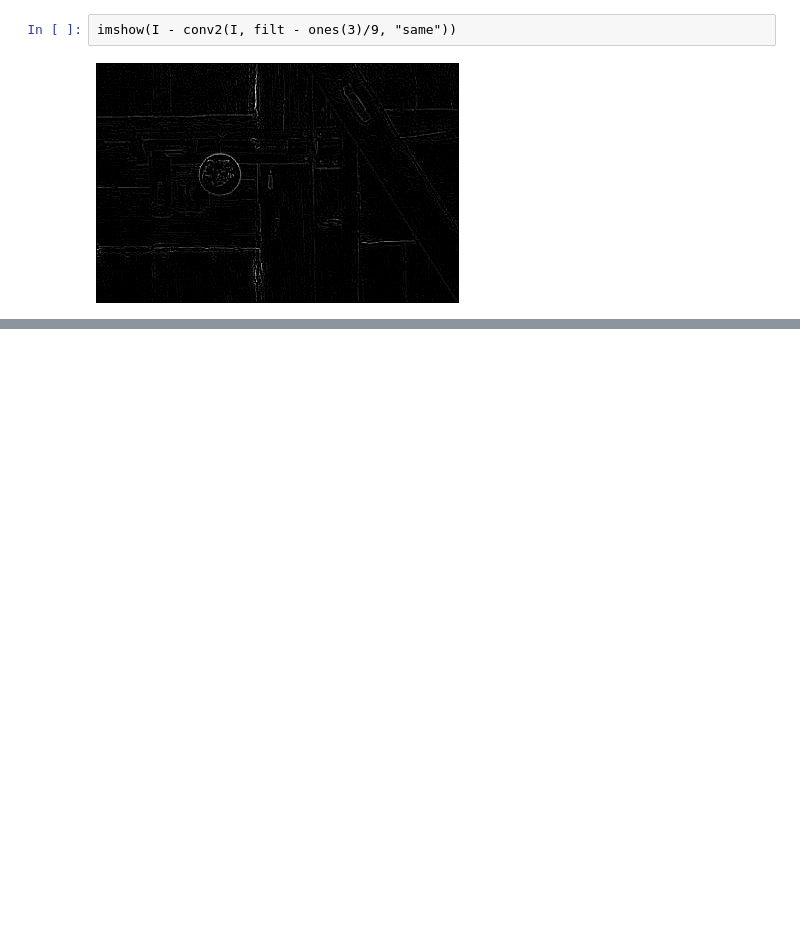
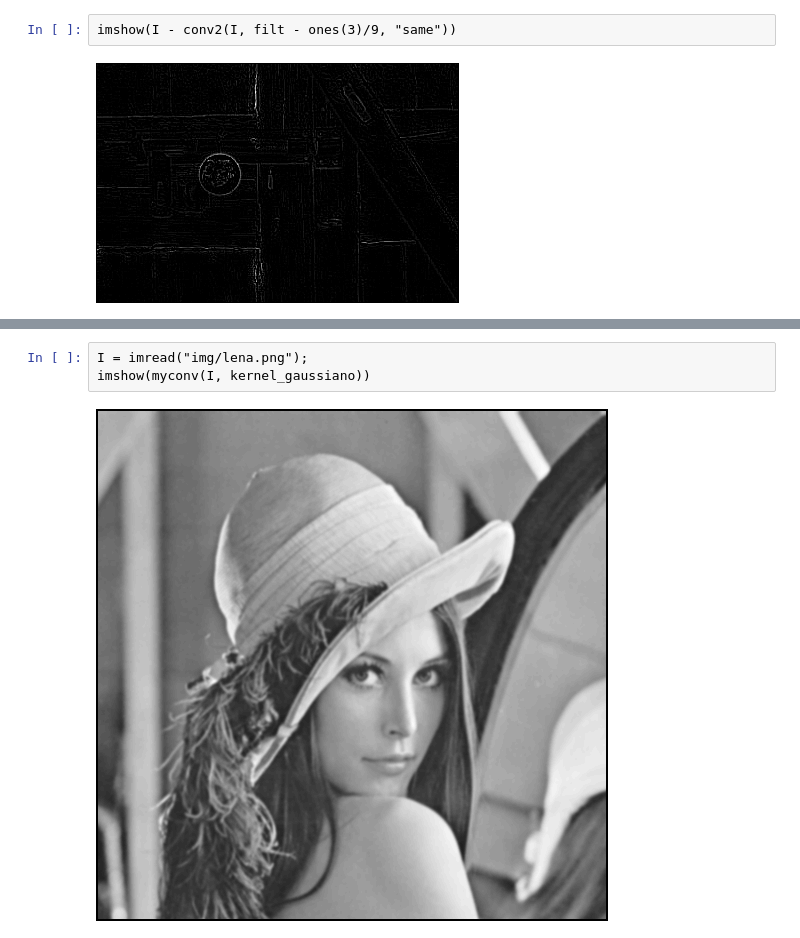
Before and after one commit to munshkr/vc-2018-2c, a Jupyter notebook: practicas/P3_Ruidos_y_filtros.ipynb, the cells around one changed output, grey strips where cells are left out. Saved outputs shown, nothing was run; the diff lists cells and outputs as text; blank space fills up the shorter version.

```diff
--- a/practicas/P3_Ruidos_y_filtros.ipynb
+++ b/practicas/P3_Ruidos_y_filtros.ipynb
@@ -100,0 +147,5 @@ imshow(I - conv2(I, filt - ones(3)/9, "same"))
+# %%
+I = imread("img/lena.png");
+imshow(myconv(I, kernel_gaussiano))
+# %% [output]
+[figure, added]
```
Also changed, not shown: parts of 17 cells of this notebook, 2 other files.
